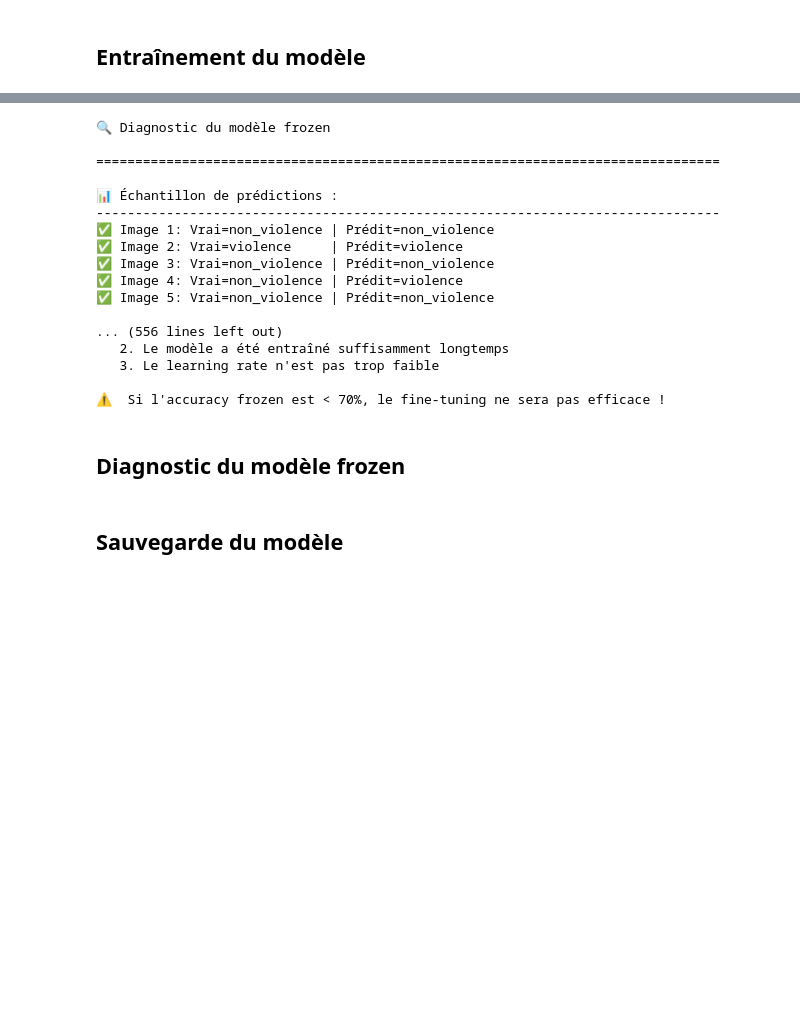
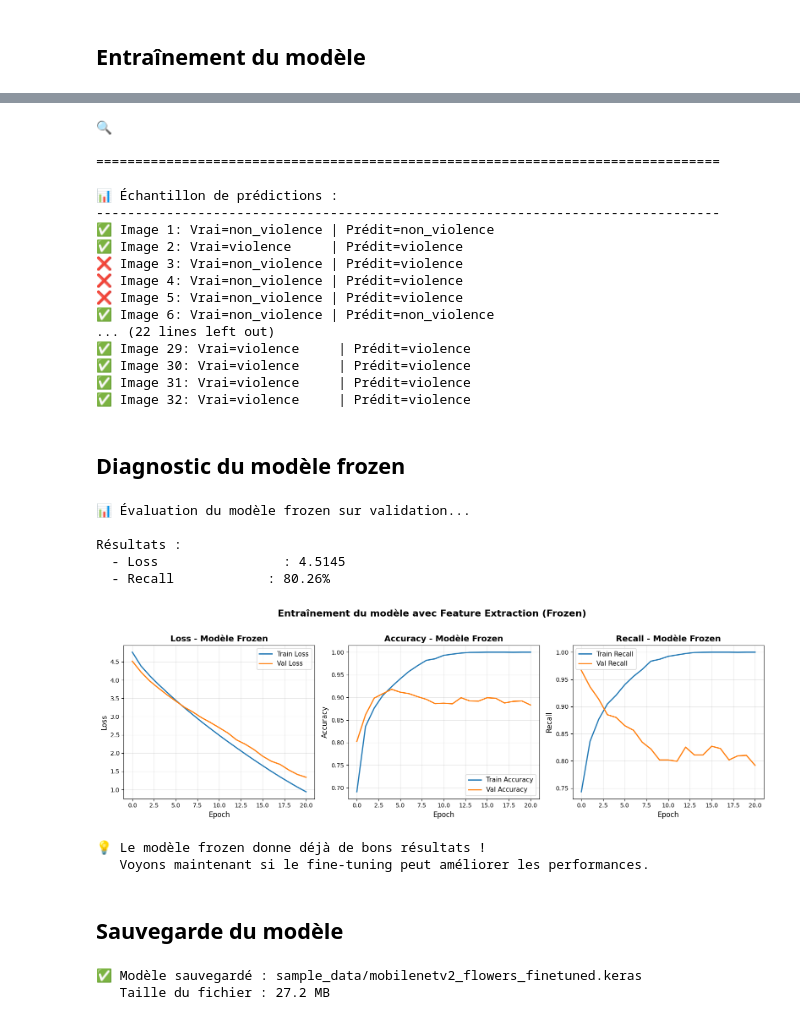
Before and after one commit to francisbonheur/alyra_projet_deep_learning, a Jupyter notebook: notebooks/cv-violence-detection-mobilenetv2-fine-tuning.ipynb, the cells around one changed output, grey strips where cells are left out. Saved outputs shown, nothing was run; the diff lists cells and outputs as text; code cells hidden in the pictures; blank space fills up the shorter version.

```diff
--- a/notebooks/cv-violence-detection-mobilenetv2-fine-tuning.ipynb
+++ b/notebooks/cv-violence-detection-mobilenetv2-fine-tuning.ipynb
@@ -231,7 +236,7 @@ FINE_TUNE_LR = 1e-5  # LR très faible
 model_frozen.compile(
     optimizer=optimizers.Adam(learning_rate=FINE_TUNE_LR),  # LR standard
     loss='binary_crossentropy',
-    metrics=['recall']
+    metrics=['accuracy', 'recall']
 )
 
 model_finetuned = model_frozen
@@ -301,26 +326,19 @@ print("="*80)
 
 # Obtenir quelques prédictions sur le validation set
 for images, labels in val_ds_prepared.take(1):
-    predictions = model_frozen.predict(images[:5], verbose=0)
+    predictions = model_frozen.predict(images[:32], verbose=0)
 
     print("\n📊 Échantillon de prédictions :")
     print("-"*80)
 
-    for i in range(5):
+    for i in range(32):
         true_label = int(labels[i])
         pred_label = int(np.round(predictions[i]))
 
-        #status = "✅" if true_label == pred_label else "❌"
+        status = "✅" if true_label == pred_label else "❌"
         print(f"{status} Image {i+1}: Vrai={class_names[true_label]:12s} | Prédit={class_names[pred_label]:12s}")
-
-print("\n" + "="*80)
-print("\n💡 Si beaucoup de prédictions sont incorrectes, vérifiez :")
-print("   1. Le preprocessing est correct (preprocess_input pour MobileNetV2)")
-print("   2. Le modèle a été entraîné suffisamment longtemps")
-print("   3. Le learning rate n'est pas trop faible")
-print("\n⚠️  Si l'accuracy frozen est < 70%, le fine-tuning ne sera pas efficace !")
 # %% [output]
-🔍 Diagnostic du modèle frozen
+🔍
 
 ================================================================================
 
@@ -328,15 +346,15 @@ print("\n⚠️  Si l'accuracy frozen est < 70%, le fine-tuning ne sera pas effi
 --------------------------------------------------------------------------------
 ✅ Image 1: Vrai=non_violence | Prédit=non_violence
 ✅ Image 2: Vrai=violence     | Prédit=violence
-✅ Image 3: Vrai=non_violence | Prédit=non_violence
-✅ Image 4: Vrai=non_violence | Prédit=violence
-✅ Image 5: Vrai=non_violence | Prédit=non_violence
-
-... (556 lines left out)
-   2. Le modèle a été entraîné suffisamment longtemps
-   3. Le learning rate n'est pas trop faible
-
-⚠️  Si l'accuracy frozen est < 70%, le fine-tuning ne sera pas efficace !
+❌ Image 3: Vrai=non_violence | Prédit=violence
+❌ Image 4: Vrai=non_violence | Prédit=violence
+❌ Image 5: Vrai=non_violence | Prédit=violence
+✅ Image 6: Vrai=non_violence | Prédit=non_violence
+... (22 lines left out)
+✅ Image 29: Vrai=violence     | Prédit=violence
+✅ Image 30: Vrai=violence     | Prédit=violence
+✅ Image 31: Vrai=violence     | Prédit=violence
+✅ Image 32: Vrai=violence     | Prédit=violence
 # %% [markdown]
 ## Diagnostic du modèle frozen
 # %%
@@ -344,38 +362,56 @@ print("\n⚠️  Si l'accuracy frozen est < 70%, le fine-tuning ne sera pas effi
 print("📊 Évaluation du modèle frozen sur validation...\n")
 
 results_frozen = model_frozen.evaluate(val_ds_prepared, verbose=0)
 
 print("Résultats :")
 print(f"  - Loss                : {results_frozen[0]:.4f}")
 print(f"  - Recall            : {results_frozen[1]*100:.2f}%")
 
 # Visualiser les courbes d'entraînement
-fig, axes = plt.subplots(1, 2, figsize=(16, 5))
+fig, axes = plt.subplots(1, 3, figsize=(16, 5))
 
 # Loss
 axes[0].plot(history_frozen.history['loss'], label='Train Loss', linewidth=2)
 axes[0].plot(history_frozen.history['val_loss'], label='Val Loss', linewidth=2)
 axes[0].set_xlabel('Epoch', fontsize=12)
 axes[0].set_ylabel('Loss', fontsize=12)
 axes[0].set_title('Loss - Modèle Frozen', fontsize=14, fontweight='bold')
 axes[0].legend(fontsize=11)
 axes[0].grid(alpha=0.3)
 
 # Accuracy
-axes[1].plot(history_frozen.history['recall'], label='Train Recall', linewidth=2)
-axes[1].plot(history_frozen.history['val_recall'], label='Val Recall', linewidth=2)
+axes[1].plot(history_frozen.history['accuracy'], label='Train Accuracy', linewidth=2)
+axes[1].plot(history_frozen.history['val_accuracy'], label='Val Accuracy', linewidth=2)
 axes[1].set_xlabel('Epoch', fontsize=12)
-axes[1].set_ylabel('Recall', fontsize=12)
-axes[1].set_title('Recall - Modèle Frozen', fontsize=14, fontweight='bold')
+axes[1].set_ylabel('Accuracy', fontsize=12)
+axes[1].set_title('Accuracy - Modèle Frozen', fontsize=14, fontweight='bold')
 axes[1].legend(fontsize=11)
 axes[1].grid(alpha=0.3)
+
+# Recall
+axes[2].plot(history_frozen.history['recall'], label='Train Recall', linewidth=2)
+axes[2].plot(history_frozen.history['val_recall'], label='Val Recall', linewidth=2)
+axes[2].set_xlabel('Epoch', fontsize=12)
+axes[2].set_ylabel('Recall', fontsize=12)
+axes[2].set_title('Recall - Modèle Frozen', fontsize=14, fontweight='bold')
+axes[2].legend(fontsize=11)
+axes[2].grid(alpha=0.3)
 
 plt.suptitle('Entraînement du modèle avec Feature Extraction (Frozen)', fontsize=16, fontweight='bold', y=1.02)
 plt.tight_layout()
 plt.show()
 
 print("\n💡 Le modèle frozen donne déjà de bons résultats !")
 print("   Voyons maintenant si le fine-tuning peut améliorer les performances.")
+# %% [output]
+📊 Évaluation du modèle frozen sur validation...
+
+Résultats :
+  - Loss                : 4.5145
+  - Recall            : 80.26%
+[figure, added]
+💡 Le modèle frozen donne déjà de bons résultats !
+   Voyons maintenant si le fine-tuning peut améliorer les performances.
 # %% [markdown]
 ## Sauvegarde du modèle
 # %%
@@ -384,3 +420,6 @@ model_frozen.save(model_path)
 
 print(f"✅ Modèle sauvegardé : {model_path}")
 print(f"   Taille du fichier : {os.path.getsize(model_path) / (1024**2):.1f} MB")
+# %% [output]
+✅ Modèle sauvegardé : sample_data/mobilenetv2_flowers_finetuned.keras
+   Taille du fichier : 27.2 MB
```
Also changed, not shown: parts of 5 cells of this notebook.
